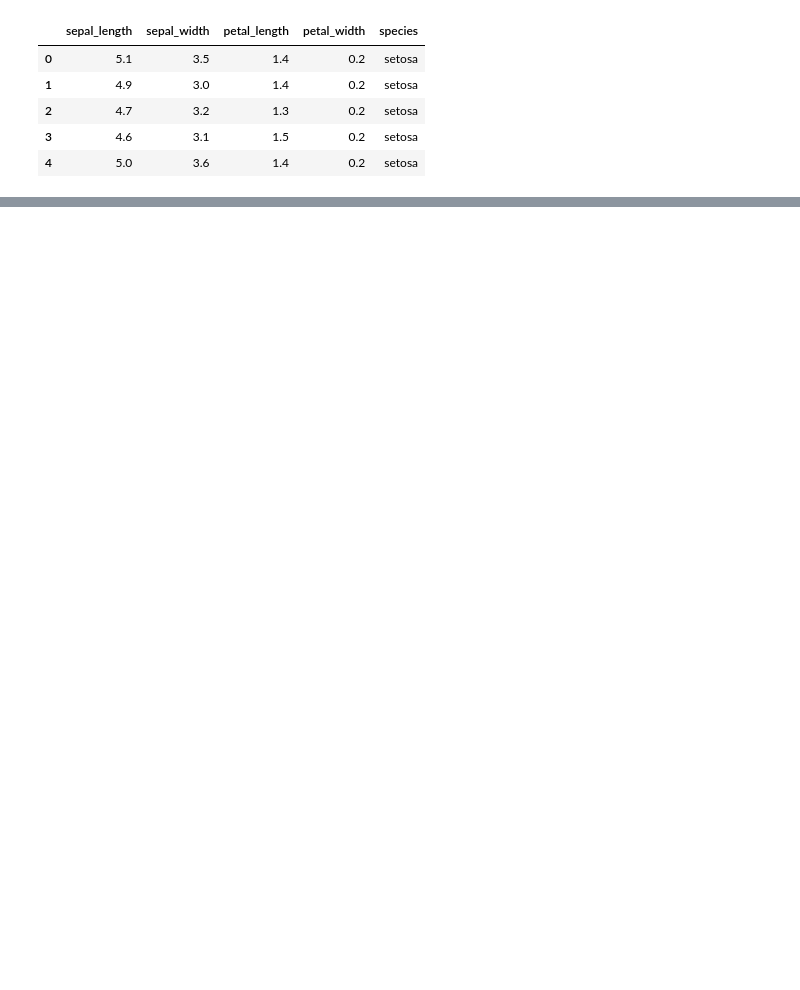
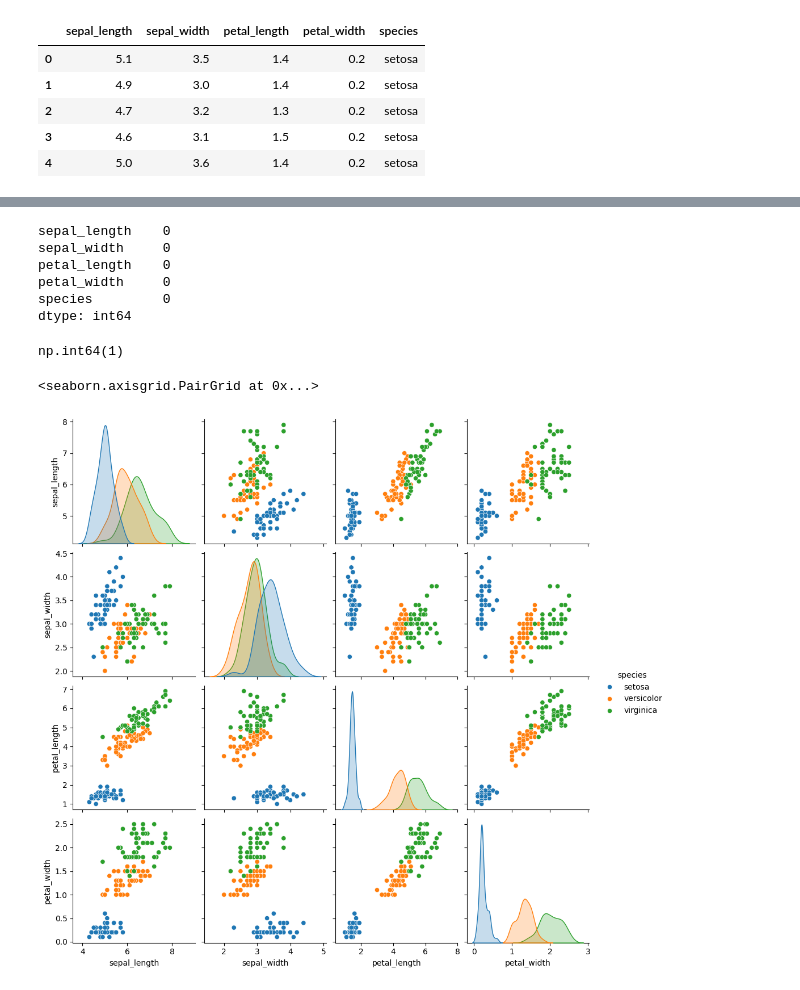
Before and after one commit to paruljain17/Data-Science-Training, a Jupyter notebook: ML/Algorithm/main.ipynb, the cells around one changed output, grey strips where cells are left out. Cells and saved outputs as stored; diff of their text form; code cells hidden in the pictures; blank space fills up the shorter version.

```diff
--- a/ML/Algorithm/main.ipynb
+++ b/ML/Algorithm/main.ipynb
@@ -18,0 +35,18 @@ df.head()
+# %%
+df.isnull().sum()
+# %% [output]
+sepal_length    0
+sepal_width     0
+petal_length    0
+petal_width     0
+species         0
+dtype: int64
+# %%
+df.duplicated().sum()
+# %% [output]
+np.int64(1)
+# %%
+sns.pairplot(df,hue="species")
+# %% [output]
+<seaborn.axisgrid.PairGrid at 0x...>
+[figure, added]
```
Also changed, not shown: parts of 6 cells of this notebook, 10 other files.
